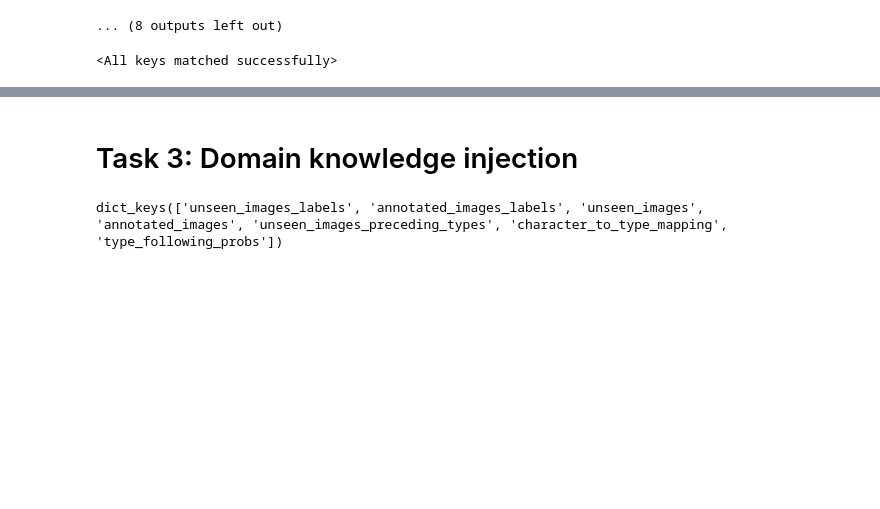
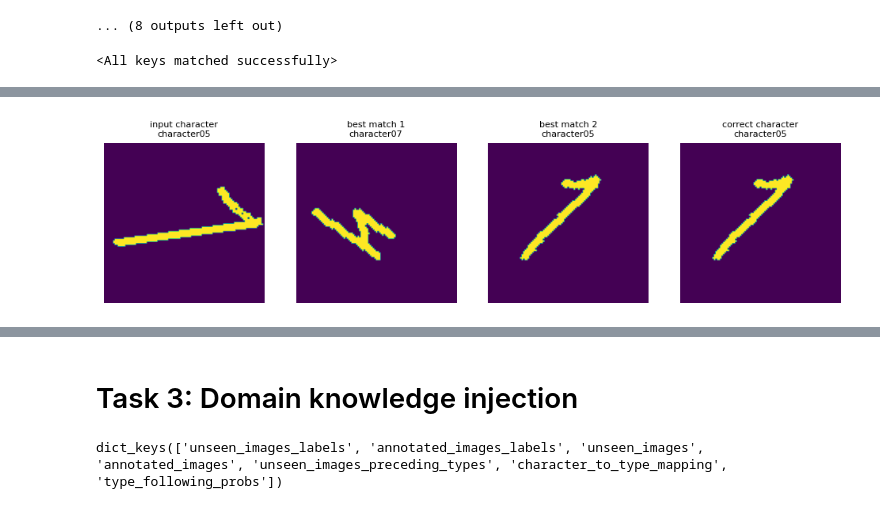
Before and after one commit to CPieter/2AMM10-Assignments, a Jupyter notebook: A1.ipynb, the cells around one changed output, grey strips where cells are left out. Cells and saved outputs as stored; diff of their text form; code cells hidden in the pictures; blank space fills up the shorter version.

```diff
--- a/A1.ipynb
+++ b/A1.ipynb
@@ -928,0 +982,4 @@ total accuracy (using model 2): 0.7779
+# %%
+display_random_match_combi(model1, model2, data_dict_test_task2, DATA_TRANSFORM_TASK1, DATA_TRANSFORM_TASK2)
+# %% [output]
+[figure, added]
```
Also changed, not shown: parts of 12 cells of this notebook.
